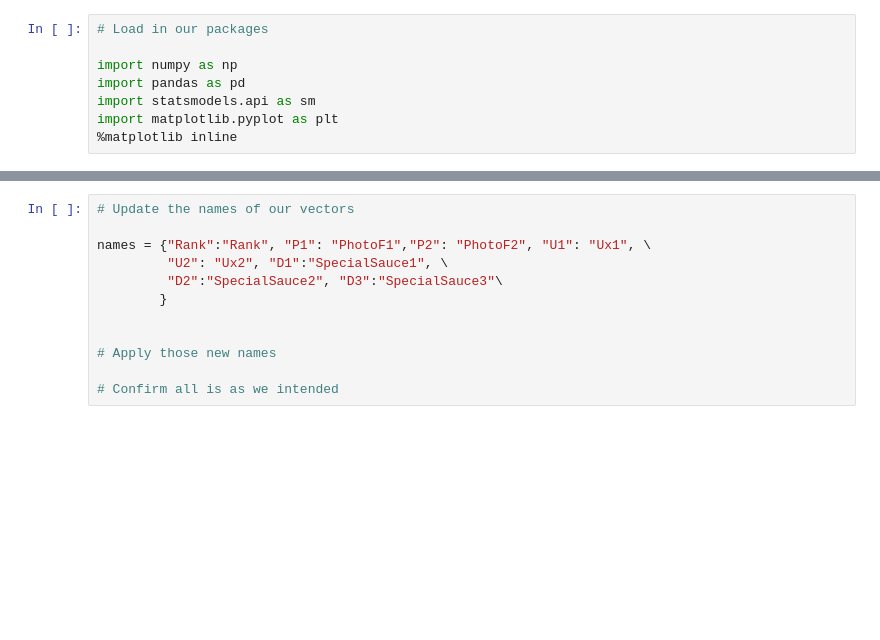
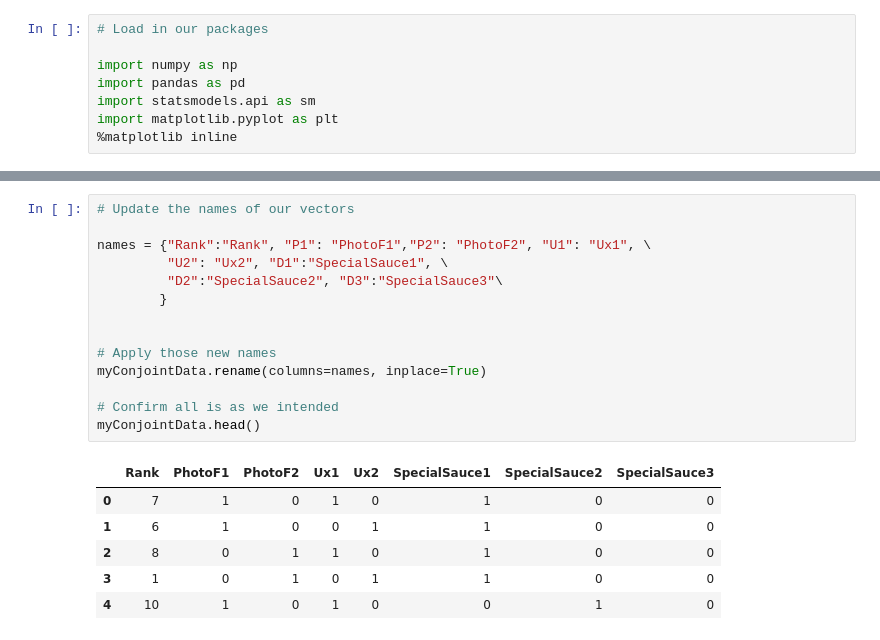
Before and after one commit to nazmus-shakib-mist-ipe02/The-Data-Science-of-Marketing, a Jupyter notebook: 6. Conjoint Analysis/conjoint.ipynb, the cells around one changed output, grey strips where cells are left out. Saved outputs shown, nothing was run; the diff lists cells and outputs as text; blank space fills up the shorter version.

```diff
--- a/6. Conjoint Analysis/conjoint.ipynb
+++ b/6. Conjoint Analysis/conjoint.ipynb
@@ -15,15 +23,24 @@ myConjointData = pd.read_csv('~/Desktop/Exercise_Files/06_03/conjoint-py.csv')
 # %%
 # Update the names of our vectors
 
 names = {"Rank":"Rank", "P1": "PhotoF1","P2": "PhotoF2", "U1": "Ux1", \
          "U2": "Ux2", "D1":"SpecialSauce1", \
          "D2":"SpecialSauce2", "D3":"SpecialSauce3"\
         }
 
 
 # Apply those new names
+myConjointData.rename(columns=names, inplace=True)
 
 # Confirm all is as we intended
+myConjointData.head()
+# %% [output]
+|  | Rank | PhotoF1 | PhotoF2 | Ux1 | Ux2 | SpecialSauce1 | SpecialSauce2 | SpecialSauce3 |
+| 0 | 7 | 1 | 0 | 1 | 0 | 1 | 0 | 0 |
+| 1 | 6 | 1 | 0 | 0 | 1 | 1 | 0 | 0 |
+| 2 | 8 | 0 | 1 | 1 | 0 | 1 | 0 | 0 |
+| 3 | 1 | 0 | 1 | 0 | 1 | 1 | 0 | 0 |
+| 4 | 10 | 1 | 0 | 1 | 0 | 0 | 1 | 0 |
 # %%
 # Assign our test data to the x
 X = myConjointData[['PhotoF1', 'PhotoF2', 'Ux1', 'Ux2', 'SpecialSauce1', \
```
Also changed, not shown: parts of 5 cells of this notebook.
